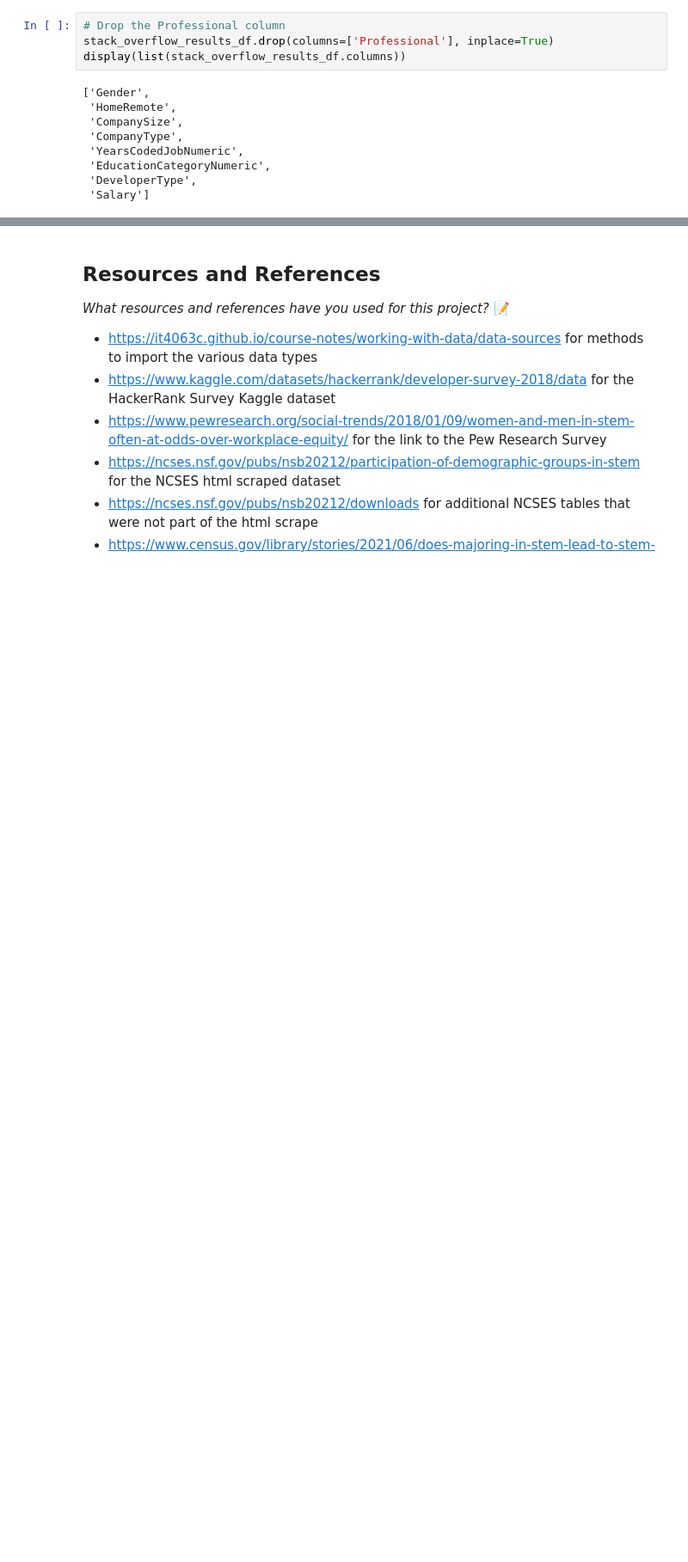
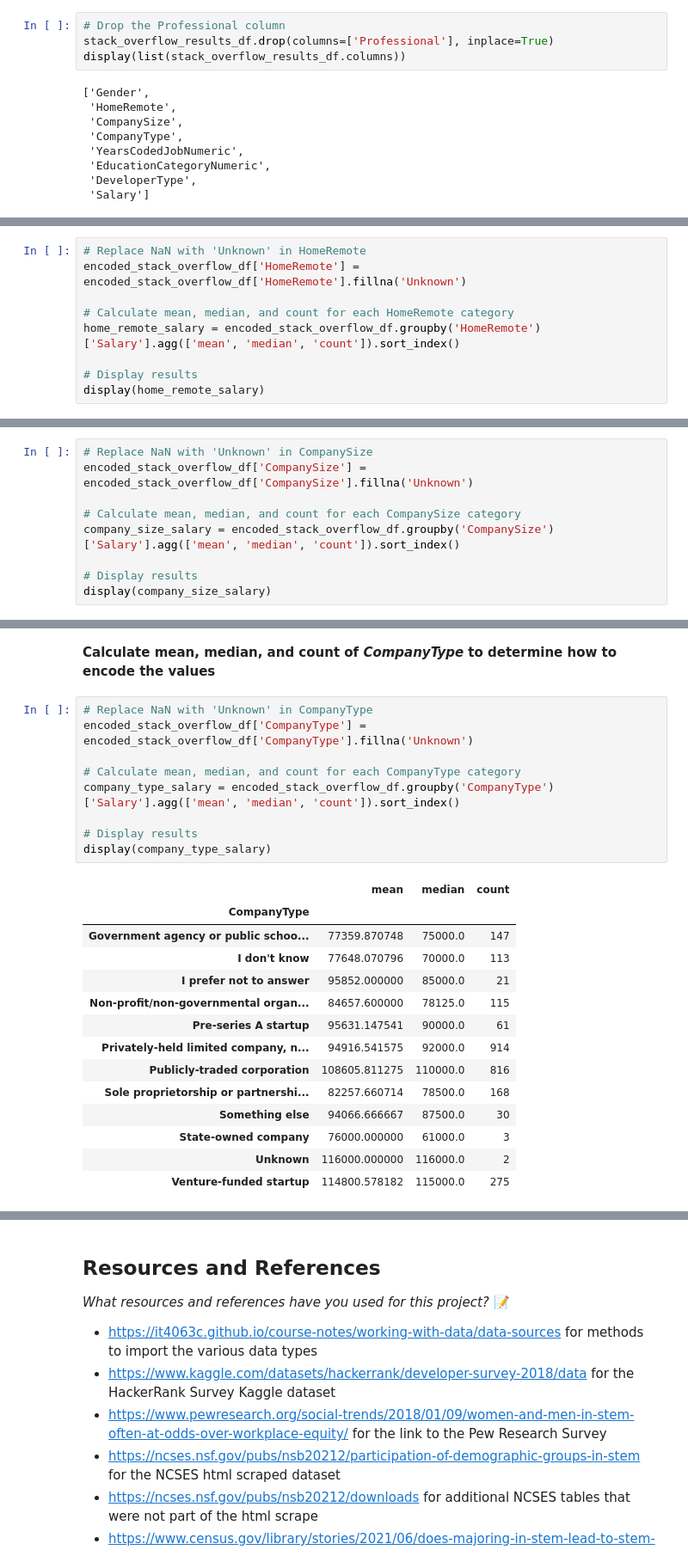
Before and after one commit to IT4063C-Fall24/final-project-yaumj, a Jupyter notebook: source.ipynb, the cells around one changed output, grey strips where cells are left out. Shown at 86% size. Saved outputs shown, nothing was run; the diff lists cells and outputs as text; blank space fills up the shorter version.

```diff
--- a/source.ipynb
+++ b/source.ipynb
@@ -4271,0 +4341,9 @@ display(list(stack_overflow_results_df.columns))
+# %%
+# Replace NaN with 'Unknown' in HomeRemote
+encoded_stack_overflow_df['HomeRemote'] = encoded_stack_overflow_df['HomeRemote'].fillna('Unknown')
+
+# Calculate mean, median, and count for each HomeRemote category
+home_remote_salary = encoded_stack_overflow_df.groupby('HomeRemote')['Salary'].agg(['mean', 'median', 'count']).sort_index()
+
+# Display results
+display(home_remote_salary)
@@ -4271,0 +4403,9 @@ display(list(stack_overflow_results_df.columns))
+# %%
+# Replace NaN with 'Unknown' in CompanySize
+encoded_stack_overflow_df['CompanySize'] = encoded_stack_overflow_df['CompanySize'].fillna('Unknown')
+
+# Calculate mean, median, and count for each CompanySize category
+company_size_salary = encoded_stack_overflow_df.groupby('CompanySize')['Salary'].agg(['mean', 'median', 'count']).sort_index()
+
+# Display results
+display(company_size_salary)
@@ -4271,0 +4474,26 @@ display(list(stack_overflow_results_df.columns))
+# %% [markdown]
+**Calculate mean, median, and count of *CompanyType* to determine how to encode the values**
+# %%
+# Replace NaN with 'Unknown' in CompanyType
+encoded_stack_overflow_df['CompanyType'] = encoded_stack_overflow_df['CompanyType'].fillna('Unknown')
+
+# Calculate mean, median, and count for each CompanyType category
+company_type_salary = encoded_stack_overflow_df.groupby('CompanyType')['Salary'].agg(['mean', 'median', 'count']).sort_index()
+
+# Display results
+display(company_type_salary)
+# %% [output]
+|  | mean | median | count |
+| CompanyType |  |  |  |
+| Government agency or public schoo... | 77359.870748 | 75000.0 | 147 |
+| I don't know | 77648.070796 | 70000.0 | 113 |
+| I prefer not to answer | 95852.000000 | 85000.0 | 21 |
+| Non-profit/non-governmental organ... | 84657.600000 | 78125.0 | 115 |
+| Pre-series A startup | 95631.147541 | 90000.0 | 61 |
+| Privately-held limited company, n... | 94916.541575 | 92000.0 | 914 |
+| Publicly-traded corporation | 108605.811275 | 110000.0 | 816 |
+| Sole proprietorship or partnershi... | 82257.660714 | 78500.0 | 168 |
+| Something else | 94066.666667 | 87500.0 | 30 |
+| State-owned company | 76000.000000 | 61000.0 | 3 |
+| Unknown | 116000.000000 | 116000.0 | 2 |
+| Venture-funded startup | 114800.578182 | 115000.0 | 275 |
```
Also changed, not shown: parts of 13 cells of this notebook.
